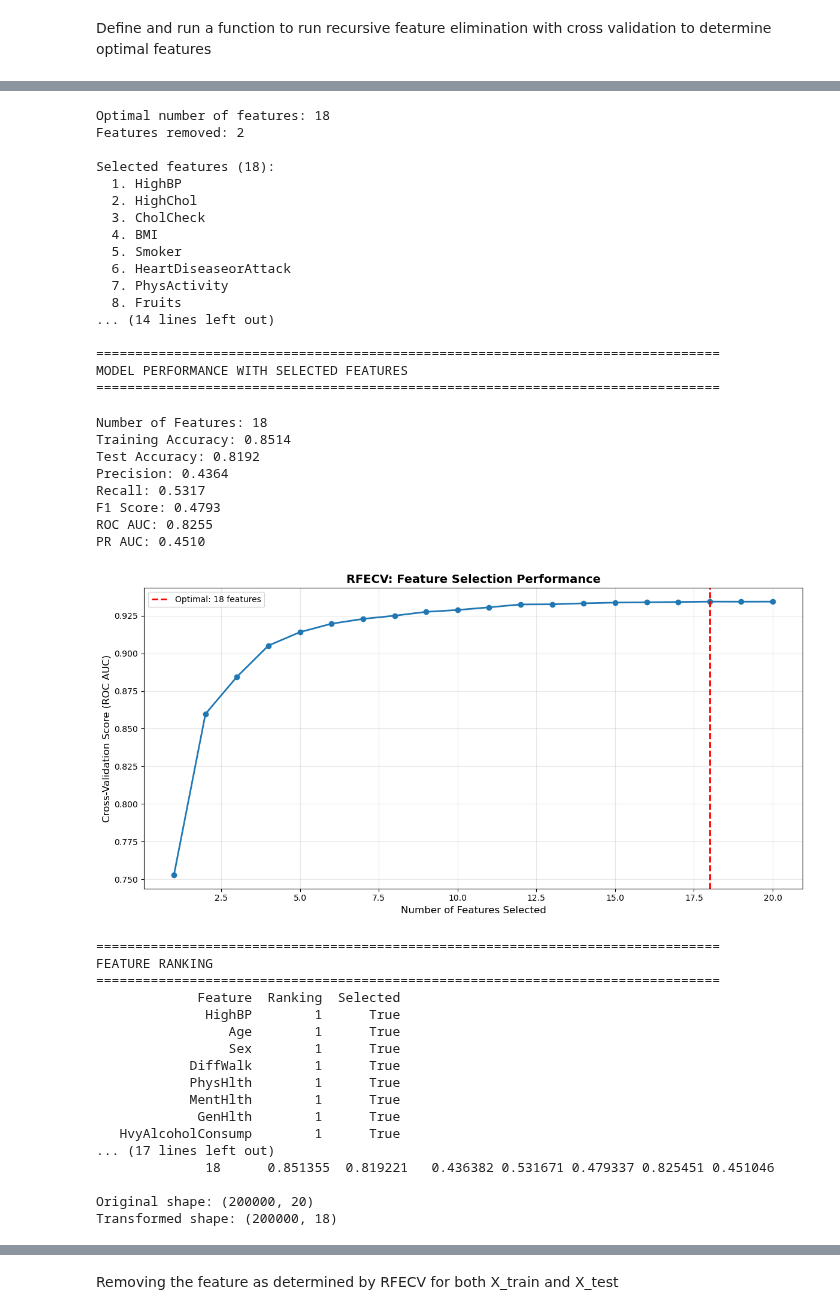
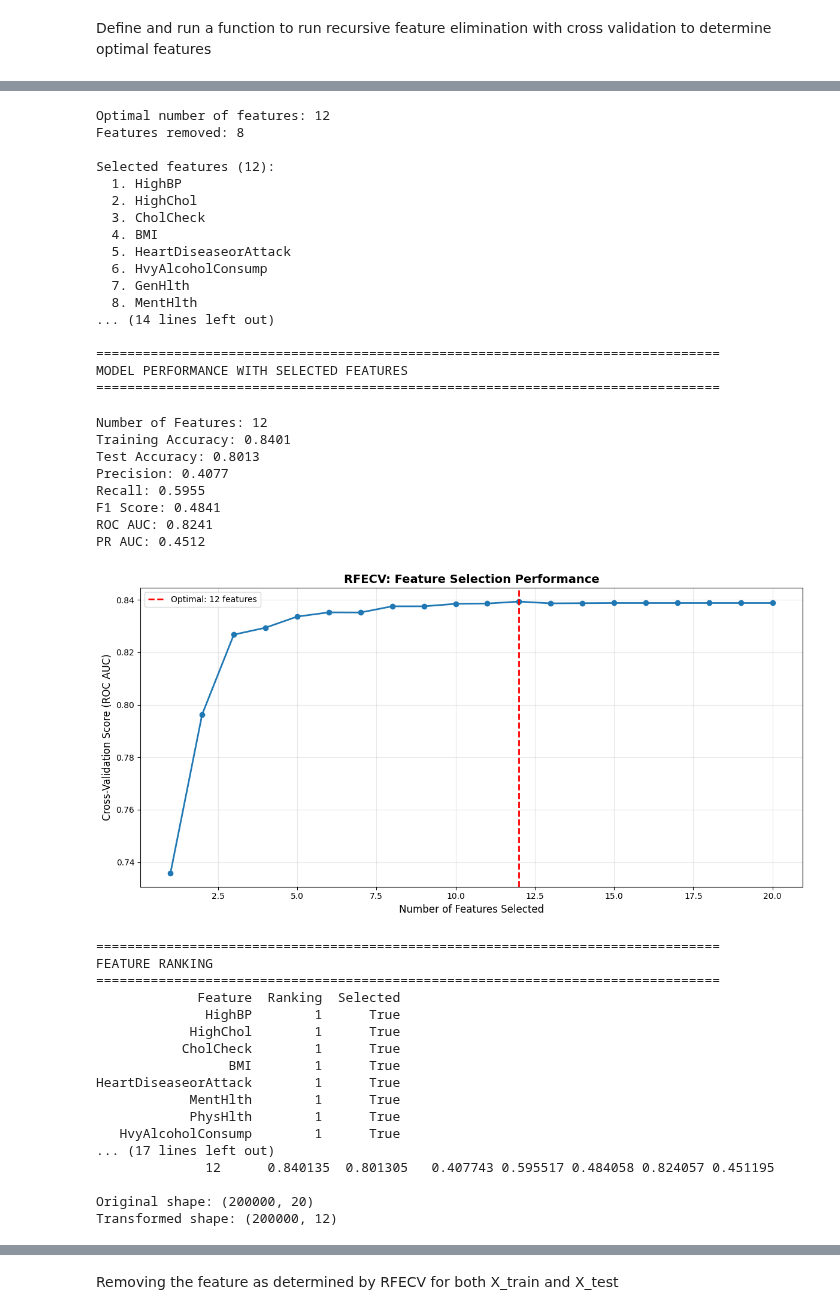
Before and after one commit to stevenhan777/Diabetes-Health-Indicators-2, a Jupyter notebook: notebook/3. FEATURE SELECTION.ipynb, the cells around one changed output, grey strips where cells are left out. Cells and saved outputs as stored; diff of their text form; code cells hidden in the pictures.

```diff
--- a/notebook/3. FEATURE SELECTION.ipynb
+++ b/notebook/3. FEATURE SELECTION.ipynb
@@ -40,6 +40,6 @@ Load in the unscaled and balanced datasets
 # %%
-X_train=pd.read_csv('data/unscaled_balanced_X_train.csv')
-y_train=pd.read_csv('data/unscaled_balanced_y_train.csv')
+X_train=pd.read_csv('data/scaled_balanced_X_train.csv')
+y_train=pd.read_csv('data/scaled_balanced_y_train.csv')
 # %%
 X_train.shape
 # %% [output]
@@ -47,7 +47,7 @@ X_train.shape
 # %% [markdown]
 Load in the test datasets
 # %%
-X_test=pd.read_csv('data/X_test.csv')
+X_test=pd.read_csv('data/scaled_unbalanced_X_test.csv')
 y_test=pd.read_csv('data/y_test.csv')
 # %%
 X_test.shape
@@ -58,7 +58,7 @@ Define GradientBoosting Classifier as baseline and run it.
 Also output feature importance
 # %%
 models = {
-     "Gradient Boosting Classifier": GradientBoostingClassifier(random_state=42)
+     "GradientBoost Classifier": GradientBoostingClassifier(random_state=42)
 }
 # define empty list
 model_list = []
@@ -111,7 +111,7 @@ for i in range(len(list(models))):
     print('='*35)
     print('\n')
 
-    # Extract feature importances from Gradient Boosting Classifier
+    # Extract feature importances
     importances = model.feature_importances_
     feature_names = X_train.columns
     feature_importances = pd.Series(importances, index=feature_names)
@@ -402,7 +402,7 @@ def rfecv_feature_selection(X_train, y_train, X_test, y_test):
         estimator=gb_model,
         step=1,  # Remove 1 feature at each iteration
         cv=cv,
-        scoring='roc_auc',
+        scoring='f1', # optimize for f1 score
         min_features_to_select=1,
         n_jobs=-1  # Use all available cores
     )
@@ -519,64 +519,64 @@ rfecv_model, rfecv_results, selected_features, feature_ranking = rfecv_feature_s
 
 # Display final results
 print("\n" + "="*80)
 print("RFECV FINAL RESULTS")
 print("="*80)
 print(rfecv_results.to_string(index=False))
 
 # Access the transformed datasets if needed
 X_train_rfecv = rfecv_model.transform(X_train)
 X_test_rfecv = rfecv_model.transform(X_test)
 
 print(f"\nOriginal shape: {X_train.shape}")
 print(f"Transformed shape: {X_train_rfecv.shape}")
 # %% [output]
 ================================================================================
 RECURSIVE FEATURE ELIMINATION WITH CROSS-VALIDATION (RFECV)
 ================================================================================
 
 Fitting RFECV...
 Starting with 20 features
-Optimal number of features: 18
-Features removed: 2
+Optimal number of features: 12
+Features removed: 8
 
-Selected features (18):
+Selected features (12):
   1. HighBP
   2. HighChol
   3. CholCheck
   4. BMI
-  5. Smoker
-  6. HeartDiseaseorAttack
-  7. PhysActivity
-  8. Fruits
+  5. HeartDiseaseorAttack
+  6. HvyAlcoholConsump
+  7. GenHlth
+  8. MentHlth
 ... (14 lines left out)
 
 ================================================================================
 MODEL PERFORMANCE WITH SELECTED FEATURES
 ================================================================================
-Number of Features: 18
-Training Accuracy: 0.8514
-Test Accuracy: 0.8192
-Precision: 0.4364
-Recall: 0.5317
-F1 Score: 0.4793
-ROC AUC: 0.8255
-PR AUC: 0.4510
+Number of Features: 12
+Training Accuracy: 0.8401
+Test Accuracy: 0.8013
+Precision: 0.4077
+Recall: 0.5955
+F1 Score: 0.4841
+ROC AUC: 0.8241
+PR AUC: 0.4512
-[figure, old version]
+[figure, new version]
 ================================================================================
 FEATURE RANKING
 ================================================================================
              Feature  Ranking  Selected
               HighBP        1      True
-                 Age        1      True
-                 Sex        1      True
-            DiffWalk        1      True
+            HighChol        1      True
+           CholCheck        1      True
+                 BMI        1      True
+HeartDiseaseorAttack        1      True
+            MentHlth        1      True
             PhysHlth        1      True
-            MentHlth        1      True
-             GenHlth        1      True
    HvyAlcoholConsump        1      True
 ... (17 lines left out)
-              18      0.851355  0.819221   0.436382 0.531671 0.479337 0.825451 0.451046
+              12      0.840135  0.801305   0.407743 0.595517 0.484058 0.824057 0.451195
 
 Original shape: (200000, 20)
-Transformed shape: (200000, 18)
+Transformed shape: (200000, 12)
 # %% [markdown]
```
Also changed, not shown: parts of 14 cells of this notebook, 35 other files.
